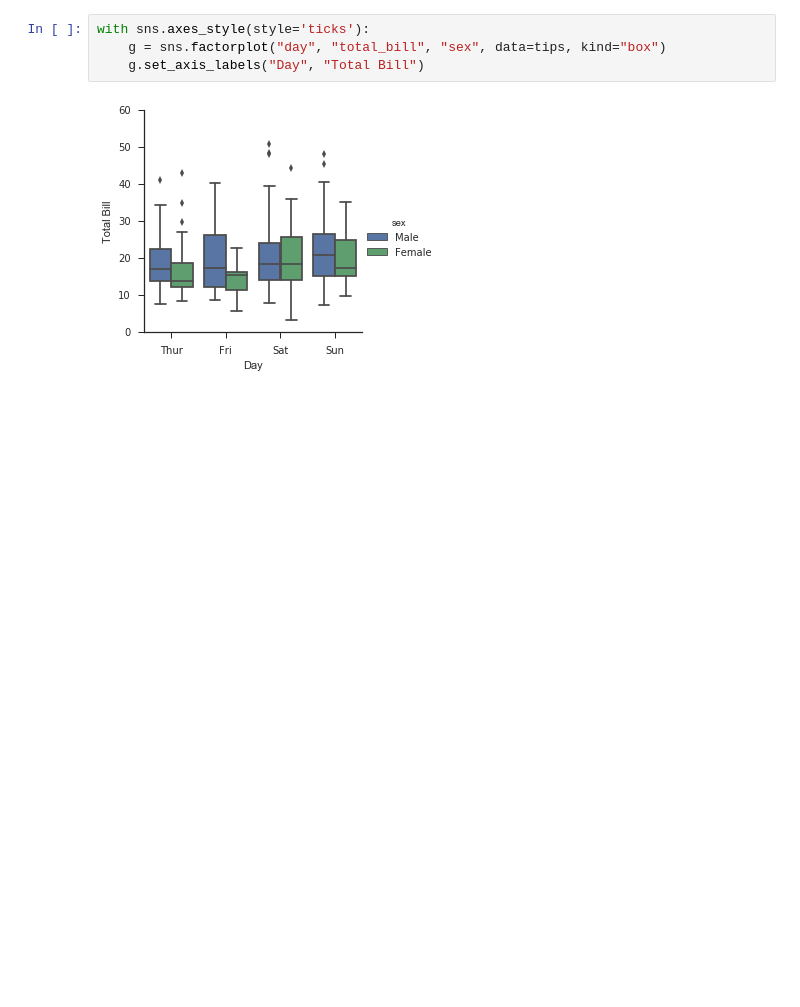
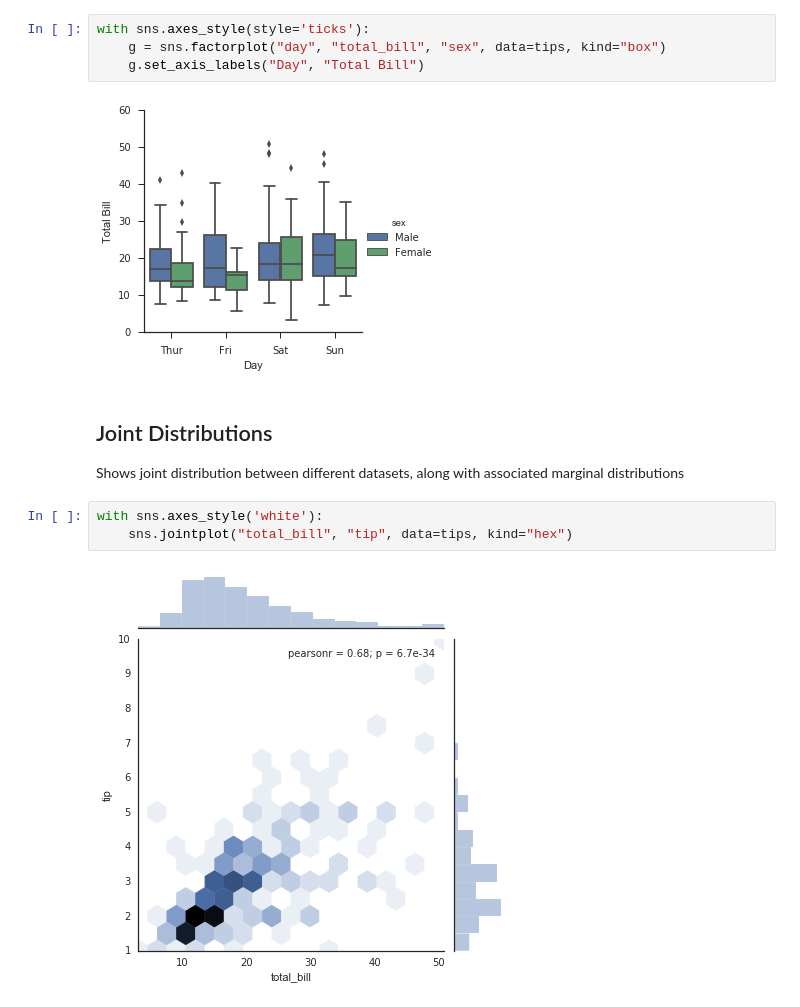
Before and after one commit to shintotm/MatplotlibAndSeaborn, a Jupyter notebook: Beginners Seaborn and pyplot visualizations.ipynb, the cells around one changed output. Cells and saved outputs as stored; diff of their text form; blank space fills up the shorter version.

Commit message:
Joint distributions

```diff
--- a/Beginners Seaborn and pyplot visualizations.ipynb
+++ b/Beginners Seaborn and pyplot visualizations.ipynb
@@ -202,3 +202,11 @@ with sns.axes_style(style='ticks'):
     g.set_axis_labels("Day", "Total Bill")
 # %% [output]
 [figure]
+# %% [markdown]
+## Joint Distributions
+Shows joint distribution between different datasets, along with associated marginal distributions
+# %%
+with sns.axes_style('white'):
+    sns.jointplot("total_bill", "tip", data=tips, kind="hex")
+# %% [output]
+[figure, added]
```
Also changed, not shown: parts of 1 cell of this notebook.
